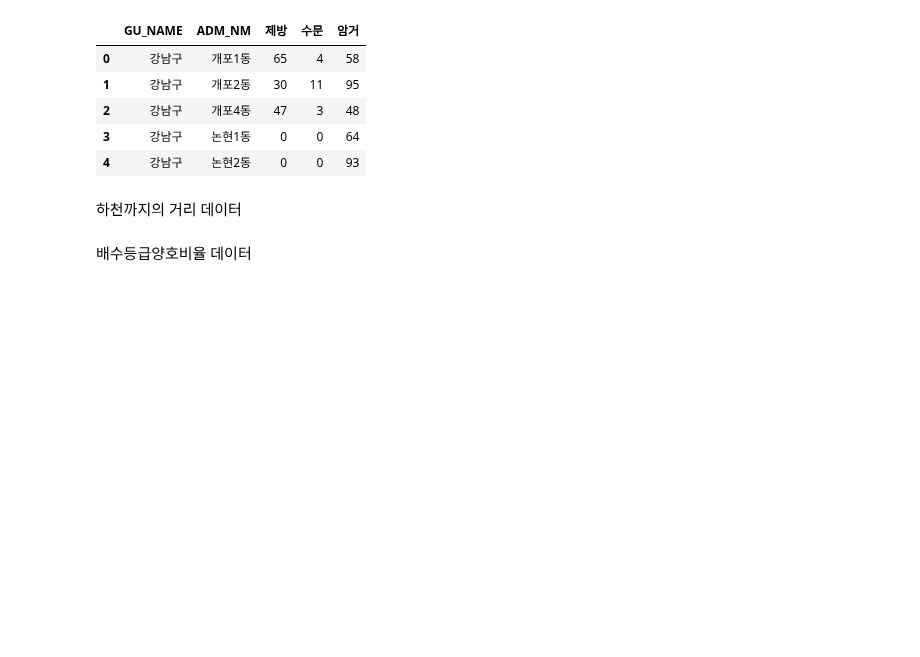
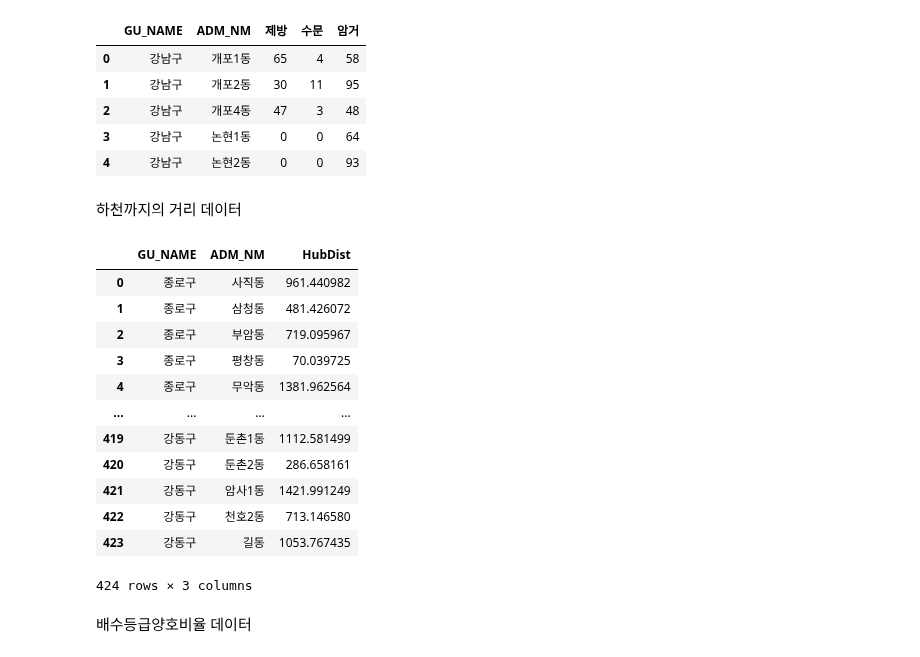
Before and after one commit to yooninsu/SeoulCity_BigData_Campus, a Jupyter notebook: 서울시.ipynb, the cells around one changed output. Cells and saved outputs as stored; diff of their text form; code cells hidden in the pictures; blank space fills up the shorter version.

```diff
--- a/서울시.ipynb
+++ b/서울시.ipynb
@@ -78,6 +68,21 @@ green_infra.head()
 # %%
 dist = pd.read_csv("./데이터/하천까지의_거리.csv")
 dist_data = dist[['GU_NAME','ADM_NM','HubDist']]
+dist_data
+# %% [output]
+|  | GU_NAME | ADM_NM | HubDist |
+| 0 | 종로구 | 사직동 | 961.440982 |
+| 1 | 종로구 | 삼청동 | 481.426072 |
+| 2 | 종로구 | 부암동 | 719.095967 |
+| 3 | 종로구 | 평창동 | 70.039725 |
+| 4 | 종로구 | 무악동 | 1381.962564 |
+| ... | ... | ... | ... |
+| 419 | 강동구 | 둔촌1동 | 1112.581499 |
+| 420 | 강동구 | 둔촌2동 | 286.658161 |
+| 421 | 강동구 | 암사1동 | 1421.991249 |
+| 422 | 강동구 | 천호2동 | 713.146580 |
+| 423 | 강동구 | 길동 | 1053.767435 |
+424 rows × 3 columns
 # %% [markdown]
 배수등급양호비율 데이터
 # %%
```
Also changed, not shown: parts of 10 cells of this notebook, 4 other files.
